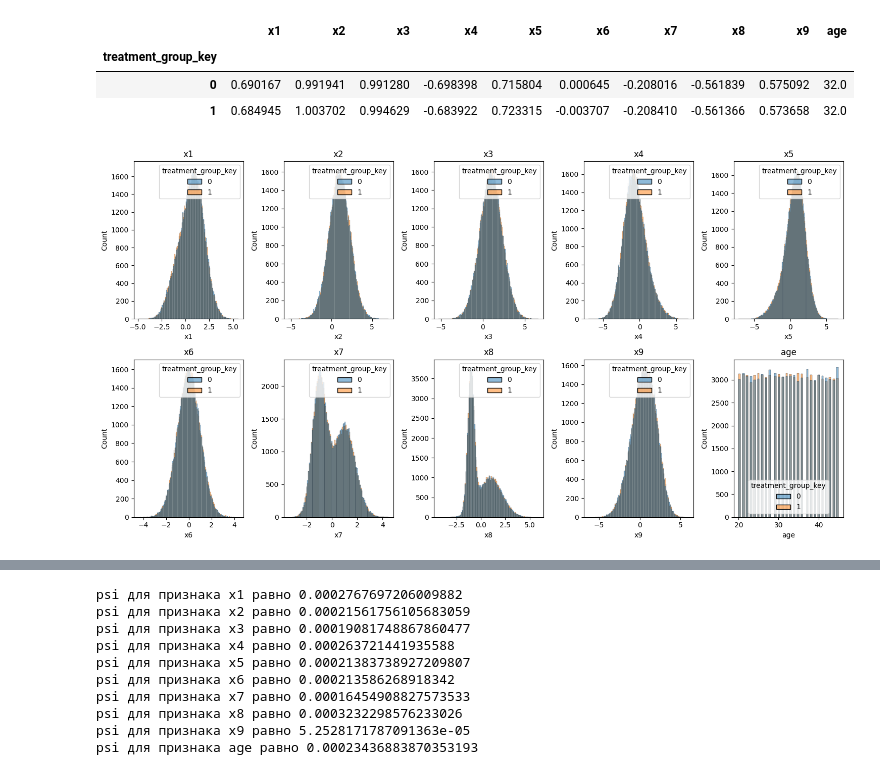
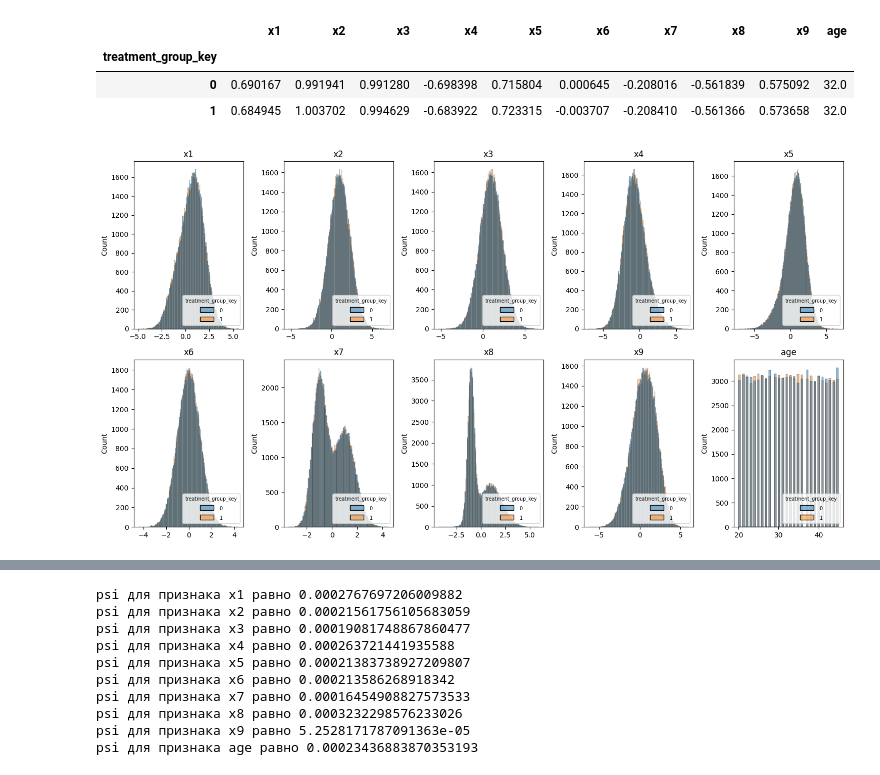
Before and after one commit to psaw/hse-ai24-ml, a Jupyter notebook: hw-6/AI_HW6_uplift.ipynb, the cells around one changed output, grey strips where cells are left out. Drawn from its saved outputs; the diff is of its cells as text; code cells hidden in the pictures.

```diff
--- a/hw-6/AI_HW6_uplift.ipynb
+++ b/hw-6/AI_HW6_uplift.ipynb
@@ -248,6 +250,8 @@ people_in_campaigns.drop(index='idclip', level='campaing_id', inplace=True, erro
 # %% [markdown]
 ### Анализ кампаний
 # %%
+# Функции для обработки данных о кампаниях
+
 import scipy.stats
 
 
@@ -258,10 +262,10 @@ def prepare_campaign_data(campaing_id: str):
     """
     # Определение значения таргета согласно бизнес-правилу
     f = lambda row: (
-        # 21 день с начала месяца
+        # 21 день с начала месяца - для контрольной группы
         pd.Timestamp('2024-11-01') + pd.Timedelta(days=21) > row['contract_date'] >= pd.Timestamp('2024-11-01')
         if row['t_flag'] == 0
-        # 14 дней после воздействия
+        # 14 дней после воздействия - для целевой группы
         else row['delivery_date'] + pd.Timedelta(days=14) > row['contract_date'] >= row['delivery_date']
     )
 
@@ -302,11 +306,6 @@ def analyze_campaigns():
         chi2, p_value, dof, expected = scipy.stats.chi2_contingency(city_counts)
         is_balanced = p_value > 0.05  # Считаем группы сбалансированными, если p-value > 0.05
 
-        # Города в целевой группе
-        treatment_cities = campaign_data.query('t_flag == 1').groupby(['t_flag', 'city']).size().index.get_level_values(1).tolist()
-        # Города в контрольной группе
-        control_cities = campaign_data.query('t_flag == 0').groupby(['t_flag', 'city']).size().index.get_level_values(1).tolist()
-
         results.append({
             'campaing_id': campaing_id,
             'channel': campaigns.loc[campaing_id]['channel'],
@@ -581,12 +564,22 @@ df_iddqd.groupby(by='treatment_group_key')[numeric_features].median()
 # %%
 fig, axes = plt.subplots(2, 5, figsize=(15, 8))
 axes = axes.flatten()
 
 for i, col in enumerate(numeric_features):
     sns.histplot(data=df_iddqd, x=col, hue='treatment_group_key', ax=axes[i])
     axes[i].set_title(col)
+    axes[i].set_xlabel('')
+
+    # Получаем и настраиваем легенду
+    legend = axes[i].get_legend()
+    if legend is not None:
+        plt.setp(legend.get_texts(), fontsize='x-small')
+        plt.setp(legend.get_title(), fontsize='x-small')
+        # legend.set_bbox_to_anchor((1, 1))
+        legend.set_loc('lower right')
+
 
 plt.tight_layout()
 plt.show()
 # %% [output]
-[figure, old version]
+[figure, new version]
```
Also changed, not shown: parts of 39 cells of this notebook.
